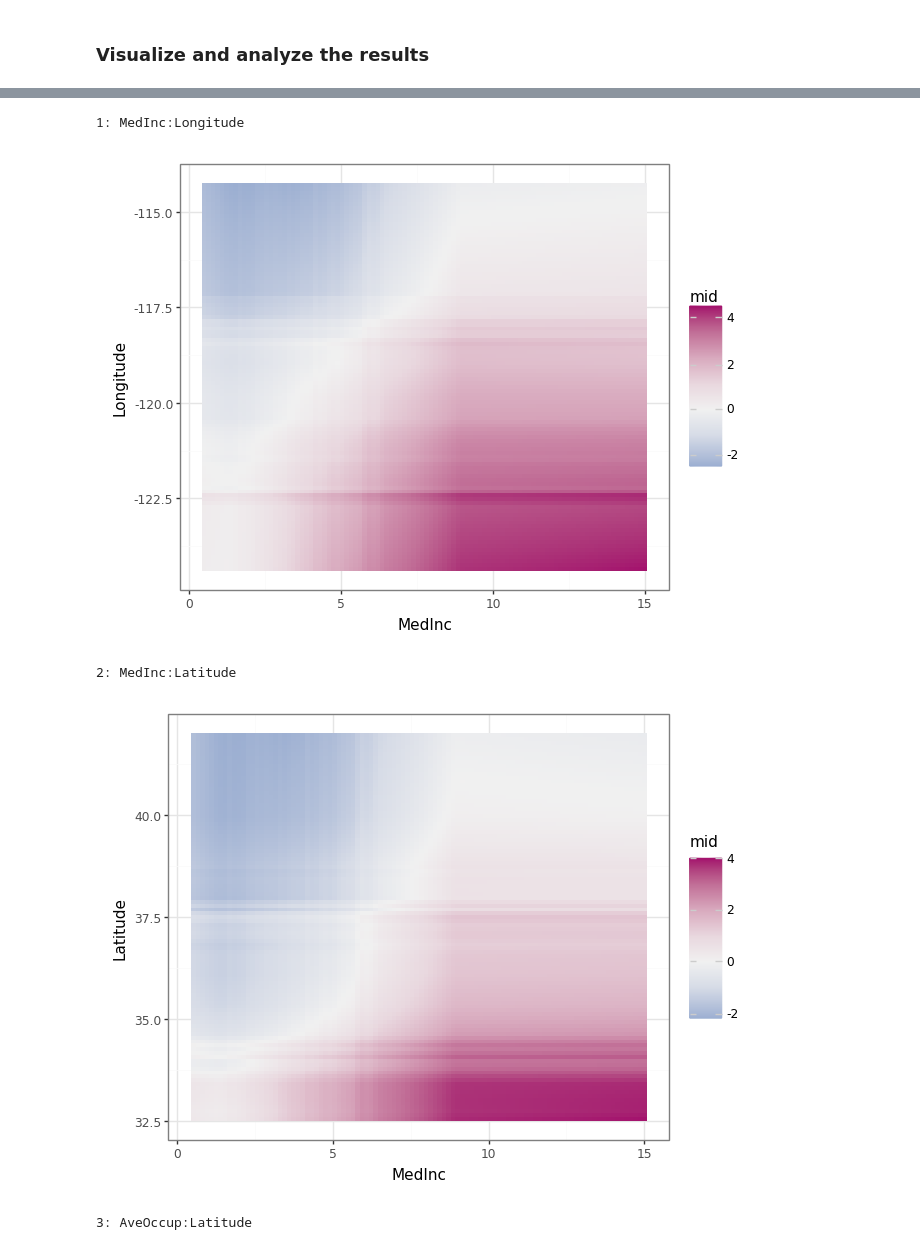
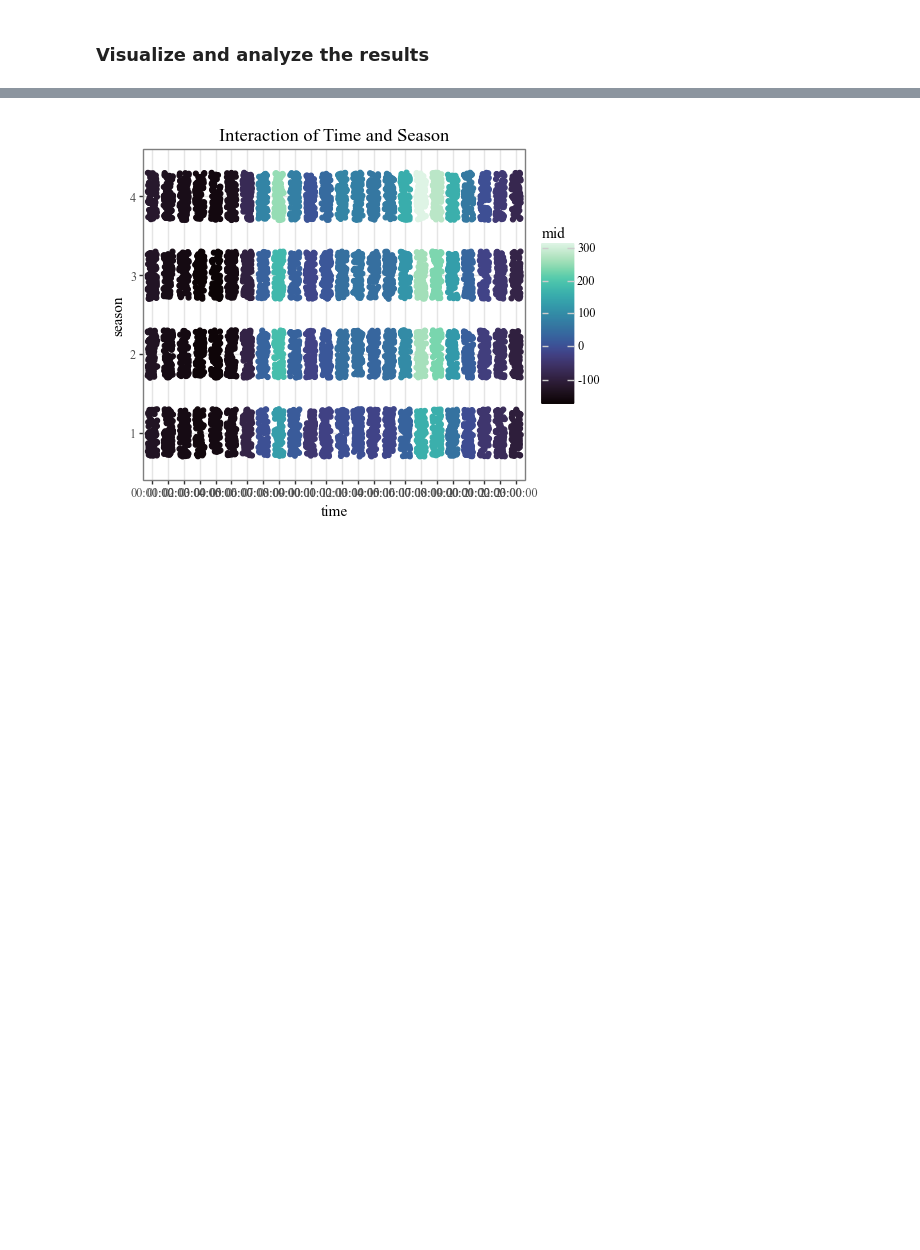
Before and after one commit to ryo-asashi/pyramid-learn, a Jupyter notebook: README.ipynb, the cells around one changed output, grey strips where cells are left out. Cells and saved outputs as stored; diff of their text form; code cells hidden in the pictures; blank space fills up the shorter version.

```diff
--- a/README.ipynb
+++ b/README.ipynb
@@ -51,10 +45,14 @@ Here’s a basic example of how to use pyramid-learn, or `midlearn`, to explain
 # %%
 import pandas as pd
 from sklearn.model_selection import train_test_split
-from sklearn.datasets import fetch_california_housing
+from sklearn.datasets import fetch_openml
+from sklearn import set_config
 
 import lightgbm as lgb
 import midlearn as mid # pyramid-learn
 
 import plotnine as p9
-p9.theme_set(p9.theme_bw())
+
+set_config(display='text')
+p9.theme_set(p9.theme_bw(base_family='serif'))
+p9.options.figure_size = (5, 4)
@@ -68,12 +59,9 @@ set_config(display='text')
 # %% [markdown]
 ### Train a black-box model
 # %%
-housing = fetch_california_housing()
-X = pd.DataFrame(housing.data, columns=housing.feature_names)
-y = housing.target
+bikeshare = fetch_openml(data_id=1414)
+X = pd.DataFrame(bikeshare.data, columns=bikeshare.feature_names)
+y = bikeshare.target
 X_train, X_test, y_train, y_test = train_test_split(X, y, random_state=42)
-
-# Fit a LightGBM regression model
-estimator = lgb.LGBMRegressor(random_state=42)
-estimator.fit(X_train, y_train)
+print(pd.concat([X_train.head(), y_train.head()], axis=1).to_markdown(index=False))
 # %% [output]
@@ -91,7 +92,7 @@ explainer = mid.MIDExplainer(
     estimator=estimator,
     interaction=True,
     params_main=50,
-    penalty=.01
+    penalty=.5
 )
 explainer.fit(X_train)
 # %% [output]
@@ -142,11 +151,12 @@ for i, t in enumerate(imp.terms(interactions=False)[:3]):
 # %%
 # Plot important two-way interactions (with main effects)
-for i, t in enumerate(imp.terms(main_effects=False)[:3]):
-    print(f"{i + 1}: {t}")
-    display(explainer.plot(term=str(t), main_effects=True))
+p = explainer.plot(
+    'time:season',
+    style='data',
+    data=X_train,
+    main_effects=True,
+    theme='mako'
+)
+display(p + p9.ggtitle("Interaction of Time and Season"))
 # %% [output]
-1: MedInc:Longitude
-[figure, old version]
+[figure, new version]
-2: MedInc:Latitude
-[figure, removed]
-3: AveOccup:Latitude
```
Also changed, not shown: parts of 17 cells of this notebook, 29 other files.
